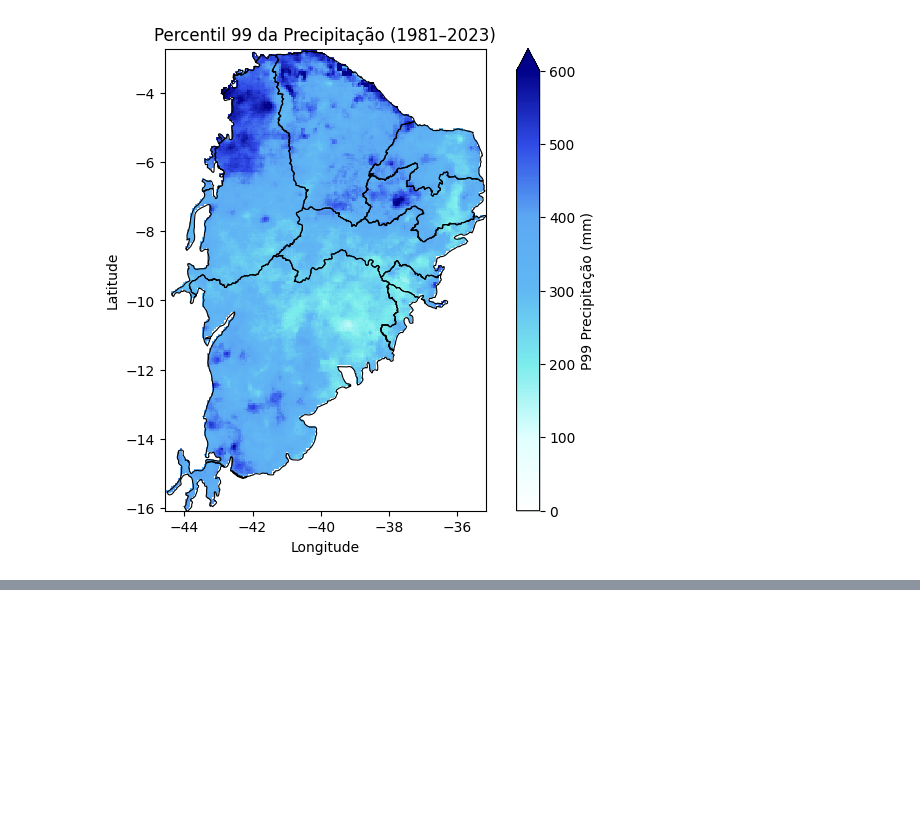
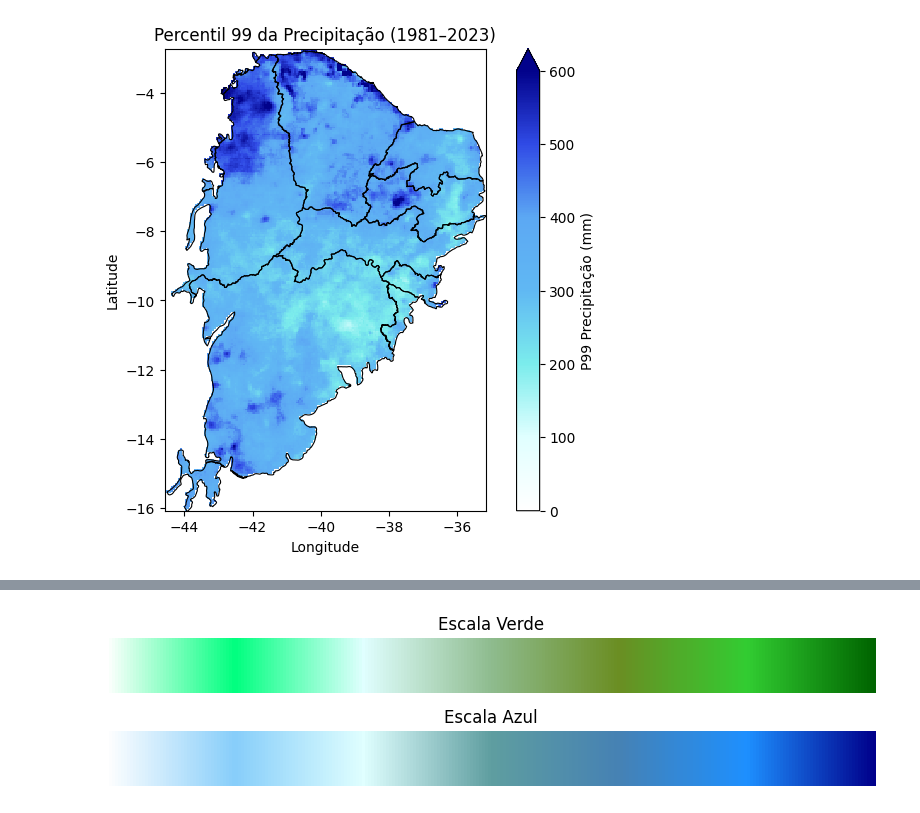
Before and after one commit to eduardocholuck/remote_sensing-1, a Jupyter notebook: 07_extremos_precip_SST.ipynb, the cells around one changed output, grey strips where cells are left out. Drawn from its saved outputs; the diff is of its cells as text; code cells hidden in the pictures; blank space fills up the shorter version.

```diff
--- a/07_extremos_precip_SST.ipynb
+++ b/07_extremos_precip_SST.ipynb
@@ -141,3 +173,47 @@ slope_sst = sens_slope(sst_common.values, anos_comuns)
 
 print(f"P99 - Z: {z_p99:.2f}, p: {p_p99:.3f}, slope: {slope_p99:.3f} mm/ano")
 print(f"SST - Z: {z_sst:.2f}, p: {p_sst:.3f}, slope: {slope_sst:.3f} °C/ano")
+# %%
+import matplotlib.pyplot as plt
+import numpy as np
+
+# Escalas
+verde = ["#FFFFFF", "#00FF7F", "#E0FFFF", "#8FBC8F", "#6B8E23", "#32CD32", "#006400"]
+azul = ["#FFFFFF", "#87CEFA", "#E0FFFF", "#5F9EA0", "#4682B4", "#1E90FF", "#00008B"]
+
+# Função para criar gradiente
+def plot_gradients(colors_list, title):
+    n_colors = len(colors_list)
+    gradient = np.linspace(0, 1, 256)
+    gradient = np.vstack((gradient, gradient))
+
+    fig, ax = plt.subplots(figsize=(8, 2))
+    ax.imshow(gradient, aspect='auto', cmap=plt.get_cmap('Greens'))
+    ax.axis('off')
+
+# Criação de gradientes customizados
+def create_custom_cmap(colors):
+    from matplotlib.colors import LinearSegmentedColormap
+    return LinearSegmentedColormap.from_list("custom", colors)
+
+cmap_verde = create_custom_cmap(verde)
+cmap_azul = create_custom_cmap(azul)
+
+fig, axs = plt.subplots(2, 1, figsize=(8, 2))
+
+# Gradiente verde
+gradient = np.linspace(0, 1, 256)
+gradient = np.vstack((gradient, gradient))
+axs[0].imshow(gradient, aspect='auto', cmap=cmap_verde)
+axs[0].set_title("Escala Verde")
+axs[0].axis('off')
+
+# Gradiente azul
+axs[1].imshow(gradient, aspect='auto', cmap=cmap_azul)
+axs[1].set_title("Escala Azul")
+axs[1].axis('off')
+
+plt.tight_layout()
+plt.show()
+# %% [output]
+[figure, added]
```
Also changed, not shown: parts of 4 cells of this notebook, 2 other files.
